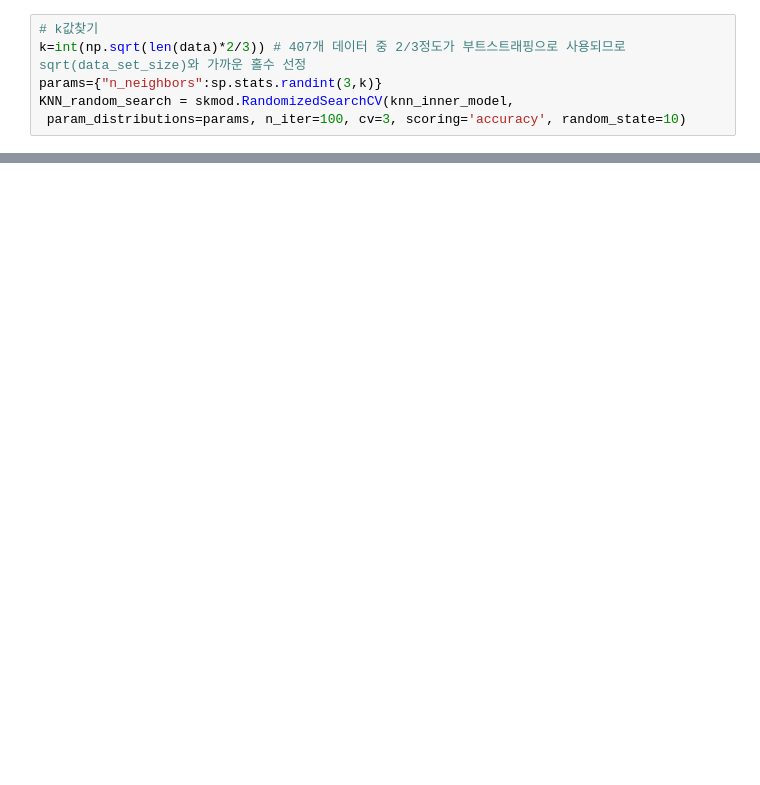
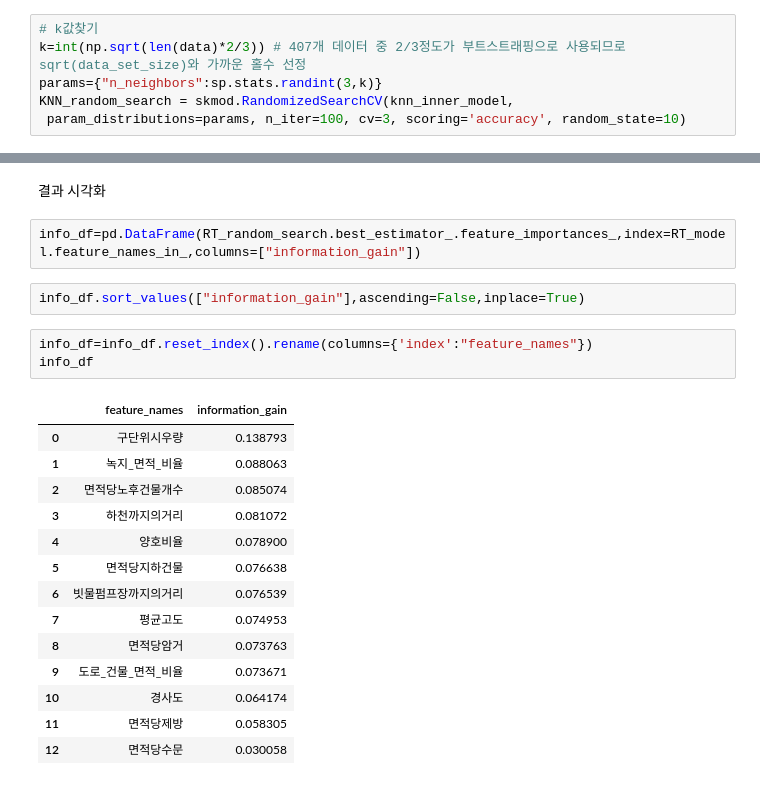
Before and after one commit to Apple03244/Total_Projects, a Jupyter notebook: Team_Projects/005_서울시빅데이터/침수여부/침수여부.ipynb, the cells around one changed output, grey strips where cells are left out. Drawn from its saved outputs; the diff is of its cells as text; blank space fills up the shorter version.

```diff
--- a/Team_Projects/005_서울시빅데이터/침수여부/침수여부.ipynb
+++ b/Team_Projects/005_서울시빅데이터/침수여부/침수여부.ipynb
@@ -156,0 +161,24 @@ knn_ensemble.oob_score_
+# %% [markdown]
+결과 시각화
+# %%
+info_df=pd.DataFrame(RT_random_search.best_estimator_.feature_importances_,index=RT_model.feature_names_in_,columns=["information_gain"])
+# %%
+info_df.sort_values(["information_gain"],ascending=False,inplace=True)
+# %%
+info_df=info_df.reset_index().rename(columns={'index':"feature_names"})
+info_df
+# %% [output]
+|  | feature_names | information_gain |
+| 0 | 구단위시우량 | 0.138793 |
+| 1 | 녹지_면적_비율 | 0.088063 |
+| 2 | 면적당노후건물개수 | 0.085074 |
+| 3 | 하천까지의거리 | 0.081072 |
+| 4 | 양호비율 | 0.078900 |
+| 5 | 면적당지하건물 | 0.076638 |
+| 6 | 빗물펌프장까지의거리 | 0.076539 |
+| 7 | 평균고도 | 0.074953 |
+| 8 | 면적당암거 | 0.073763 |
+| 9 | 도로_건물_면적_비율 | 0.073671 |
+| 10 | 경사도 | 0.064174 |
+| 11 | 면적당제방 | 0.058305 |
+| 12 | 면적당수문 | 0.030058 |
```
Also changed, not shown: parts of 19 cells of this notebook.
